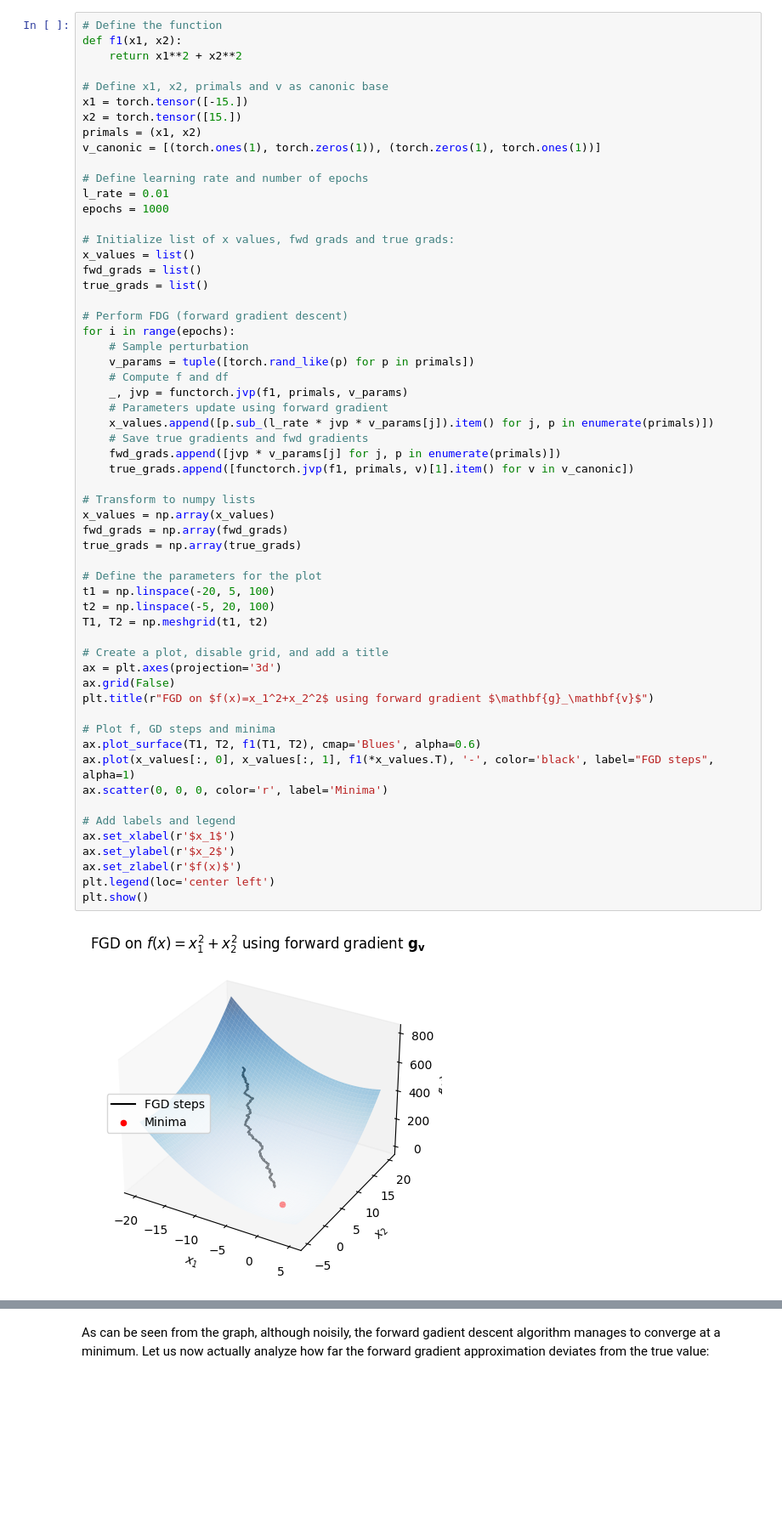
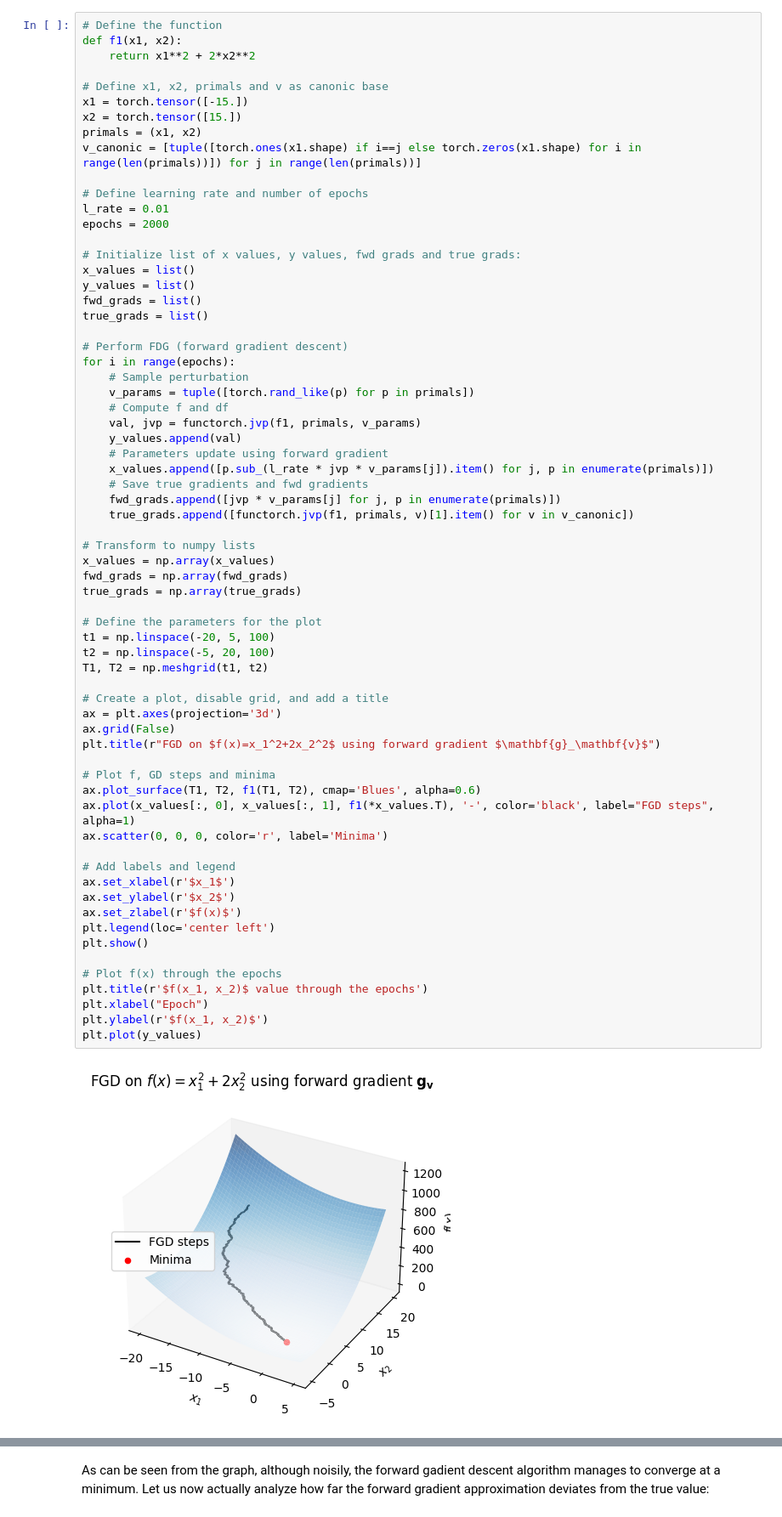
Before and after one commit to luigi-ga/GradientsWithoutBackpropagation, a Jupyter notebook: fwdgrad.ipynb, the cells around one changed output, grey strips where cells are left out. Shown at 85% size. Drawn from its saved outputs; the diff is of its cells as text; blank space fills up the shorter version.

```diff
--- a/fwdgrad.ipynb
+++ b/fwdgrad.ipynb
@@ -29,20 +34,21 @@ Let's try to perform **forward gradient descent** using the *forward gradients*:
 # %%
 # Define the function
 def f1(x1, x2):
-    return x1**2 + x2**2
+    return x1**2 + 2*x2**2
 
 # Define x1, x2, primals and v as canonic base
 x1 = torch.tensor([-15.])
 x2 = torch.tensor([15.])
 primals = (x1, x2)
-v_canonic = [(torch.ones(1), torch.zeros(1)), (torch.zeros(1), torch.ones(1))]
+v_canonic = [tuple([torch.ones(x1.shape) if i==j else torch.zeros(x1.shape) for i in range(len(primals))]) for j in range(len(primals))]
 
 # Define learning rate and number of epochs
 l_rate = 0.01
-epochs = 1000
+epochs = 2000
 
-# Initialize list of x values, fwd grads and true grads:
+# Initialize list of x values, y values, fwd grads and true grads:
 x_values = list()
+y_values = list()
 fwd_grads = list()
 true_grads = list()
 
@@ -51,38 +57,45 @@ for i in range(epochs):
     # Sample perturbation
     v_params = tuple([torch.rand_like(p) for p in primals])
     # Compute f and df
-    _, jvp = functorch.jvp(f1, primals, v_params)
+    val, jvp = functorch.jvp(f1, primals, v_params)
+    y_values.append(val)
     # Parameters update using forward gradient
     x_values.append([p.sub_(l_rate * jvp * v_params[j]).item() for j, p in enumerate(primals)])
     # Save true gradients and fwd gradients
     fwd_grads.append([jvp * v_params[j] for j, p in enumerate(primals)])
     true_grads.append([functorch.jvp(f1, primals, v)[1].item() for v in v_canonic])
 
 # Transform to numpy lists
 x_values = np.array(x_values)
 fwd_grads = np.array(fwd_grads)
 true_grads = np.array(true_grads)
 
 # Define the parameters for the plot
 t1 = np.linspace(-20, 5, 100)
 t2 = np.linspace(-5, 20, 100)
 T1, T2 = np.meshgrid(t1, t2)
 
 # Create a plot, disable grid, and add a title
 ax = plt.axes(projection='3d')
 ax.grid(False)
-plt.title(r"FGD on $f(x)=x_1^2+x_2^2$ using forward gradient $\mathbf{g}_\mathbf{v}$")
+plt.title(r"FGD on $f(x)=x_1^2+2x_2^2$ using forward gradient $\mathbf{g}_\mathbf{v}$")
 
 # Plot f, GD steps and minima
 ax.plot_surface(T1, T2, f1(T1, T2), cmap='Blues', alpha=0.6)
 ax.plot(x_values[:, 0], x_values[:, 1], f1(*x_values.T), '-', color='black', label="FGD steps", alpha=1)
 ax.scatter(0, 0, 0, color='r', label='Minima')
 
 # Add labels and legend
 ax.set_xlabel(r'$x_1$')
 ax.set_ylabel(r'$x_2$')
 ax.set_zlabel(r'$f(x)$')
 plt.legend(loc='center left')
 plt.show()
+
+# Plot f(x) through the epochs
+plt.title(r'$f(x_1, x_2)$ value through the epochs')
+plt.xlabel("Epoch")
+plt.ylabel(r'$f(x_1, x_2)$')
+plt.plot(y_values)
 # %% [output]
-[figure, old version]
+[figure, new version]
```
Also changed, not shown: parts of 16 cells of this notebook, 8 other files.
